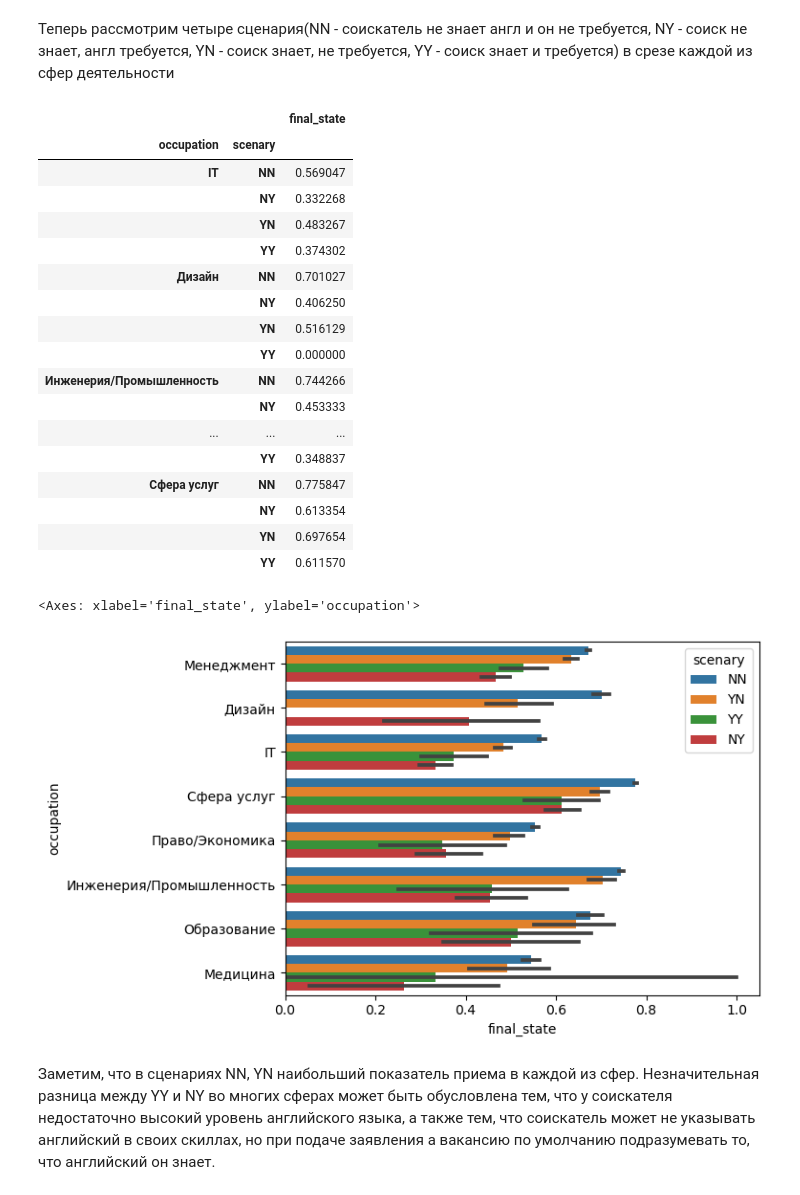
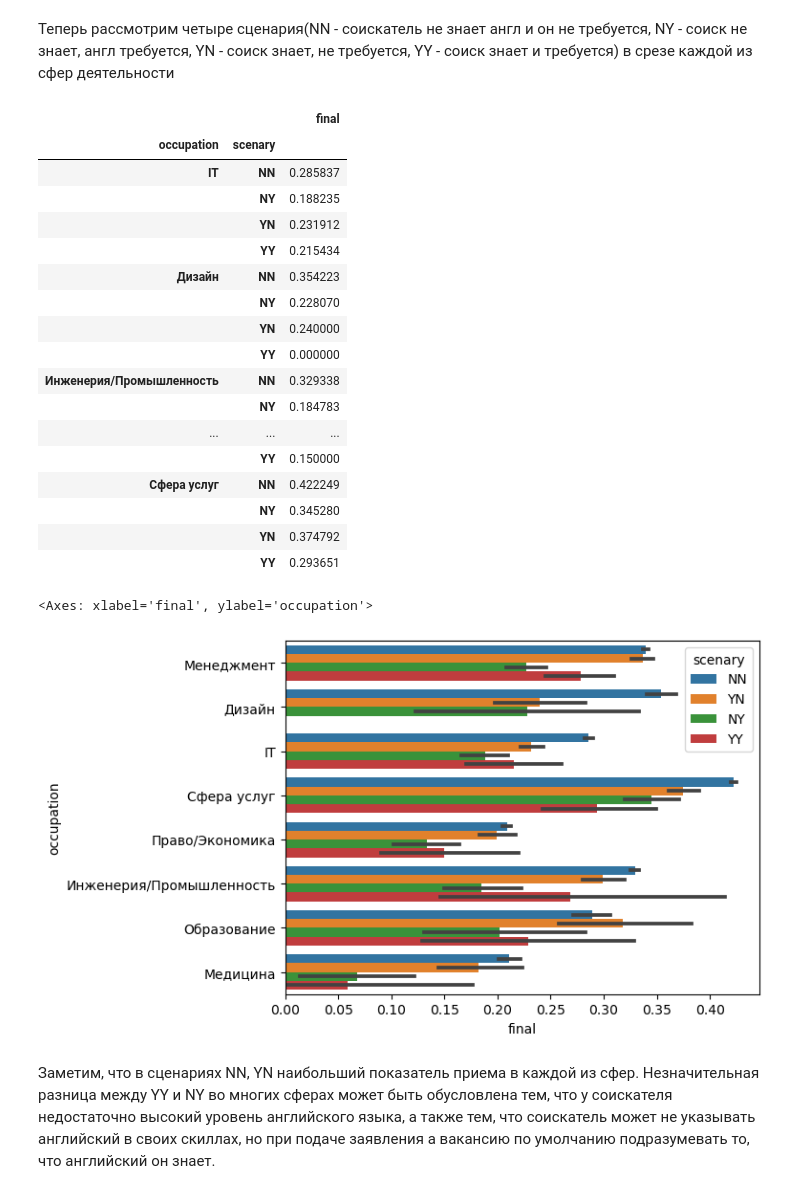
Before and after one commit to Arseniysafonov1/dano, a Jupyter notebook: First.ipynb, the cells around one changed output. Cells and saved outputs as stored; diff of their text form; code cells hidden in the pictures.

```diff
--- a/First.ipynb
+++ b/First.ipynb
@@ -38,6 +38,10 @@ df.vacancy_skills_list = df.vacancy_skills_list.map(lambda x: eval(x) if (x and
 df.topic_creation_date = pd.to_datetime(df.topic_creation_date)
 df.resume_creation_date = pd.to_datetime(df.resume_creation_date)
 df.vacancy_creation_date = pd.to_datetime(df.vacancy_creation_date)
+# как я понял, случай response-response - это когда отклик остался неотвеченным, случай invitation-
+# discard непонятный + таких мало, поэтому я убрал его
+df = df[(df.initial_state != 'invitation') | (df.final_state != 'discard')]
+df['final'] = df['final_state'].map(lambda x: 1 if x == 'invitation' else 0)
 # %%
 df.info()
 # %% [output]
@@ -113,8 +117,6 @@ array(['Менеджер по продажам, менеджер по работ
 users = df.copy()
 # %%
 users['days']=(users.topic_creation_date-users.resume_creation_date).map(lambda x: x.days)
-users=users[users.final_state!='response']
-users['final_state'] = users['final_state'].map(lambda x:{'invitation':1.0, 'discard':0.0}[x])
 # %%
 d = dict()
 for i in users.index:
@@ -273,37 +275,35 @@ user_inf = eng[['resume_id', 'occupation', 'en']].drop_duplicates()
 # %% [markdown]
 Теперь рассмотрим четыре сценария(NN - соискатель не знает англ и он не требуется, NY - соиск не знает, англ требуется, YN - соиск знает, не требуется, YY - соиск знает и требуется) в срезе каждой из сфер деятельности
 # %%
-eng = eng[eng.final_state != 'response']
-eng.final_state = eng.final_state.map(lambda x: 1 if x == 'invitation' else 0)
 eng['scenary'] = eng.apply((lambda x: ('Y' if x['en'] else 'N') + ('Y' if x['need_en'] else 'N')), 1)
 # %%
-gb = eng[['occupation', 'scenary', 'final_state']].groupby(['occupation', 'scenary']).mean()
+gb = eng[['occupation', 'scenary', 'final']].groupby(['occupation', 'scenary']).mean()
 gb
 # %% [output]
-|  |  | final_state |
+|  |  | final |
 | occupation | scenary |  |
-| IT | NN | 0.569047 |
-|  | NY | 0.332268 |
-|  | YN | 0.483267 |
-|  | YY | 0.374302 |
-| Дизайн | NN | 0.701027 |
-|  | NY | 0.406250 |
-|  | YN | 0.516129 |
+| IT | NN | 0.285837 |
+|  | NY | 0.188235 |
+|  | YN | 0.231912 |
+|  | YY | 0.215434 |
+| Дизайн | NN | 0.354223 |
+|  | NY | 0.228070 |
+|  | YN | 0.240000 |
 |  | YY | 0.000000 |
-| Инженерия/Промышленность | NN | 0.744266 |
-|  | NY | 0.453333 |
+| Инженерия/Промышленность | NN | 0.329338 |
+|  | NY | 0.184783 |
 | ... | ... | ... |
-|  | YY | 0.348837 |
-| Сфера услуг | NN | 0.775847 |
-|  | NY | 0.613354 |
-|  | YN | 0.697654 |
-|  | YY | 0.611570 |
+|  | YY | 0.150000 |
+| Сфера услуг | NN | 0.422249 |
+|  | NY | 0.345280 |
+|  | YN | 0.374792 |
+|  | YY | 0.293651 |
 # %%
 import seaborn as sns
-sns.barplot(x='final_state', y='occupation', hue='scenary', data=eng, orient='h')
+sns.barplot(x='final', y='occupation', hue='scenary', data=eng, orient='h')
 # %% [output]
-<Axes: xlabel='final_state', ylabel='occupation'>
+<Axes: xlabel='final', ylabel='occupation'>
-[figure, old version]
+[figure, new version]
 # %% [markdown]
 Заметим, что в сценариях NN, YN наибольший показатель приема в каждой из сфер. Незначительная разница между YY и NY во многих сферах может быть обусловлена тем, что у соискателя недостаточно высокий уровень английского языка, а также тем, что соискатель может не указывать английский в своих скиллах, но при подаче заявления а вакансию по умолчанию подразумевать то, что английский он знает.
 # %% [markdown]
```
Also changed, not shown: parts of 52 cells of this notebook.
